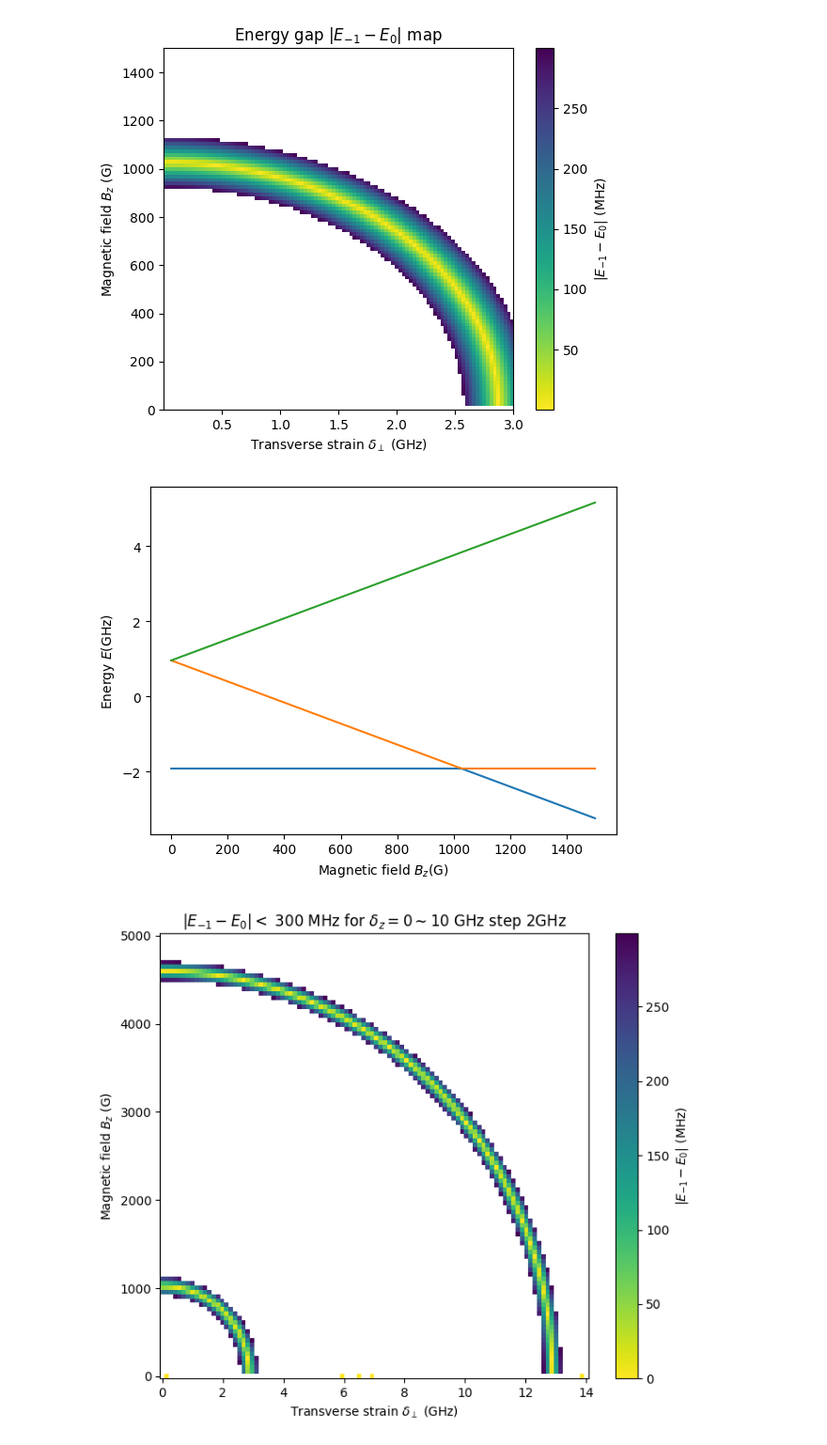
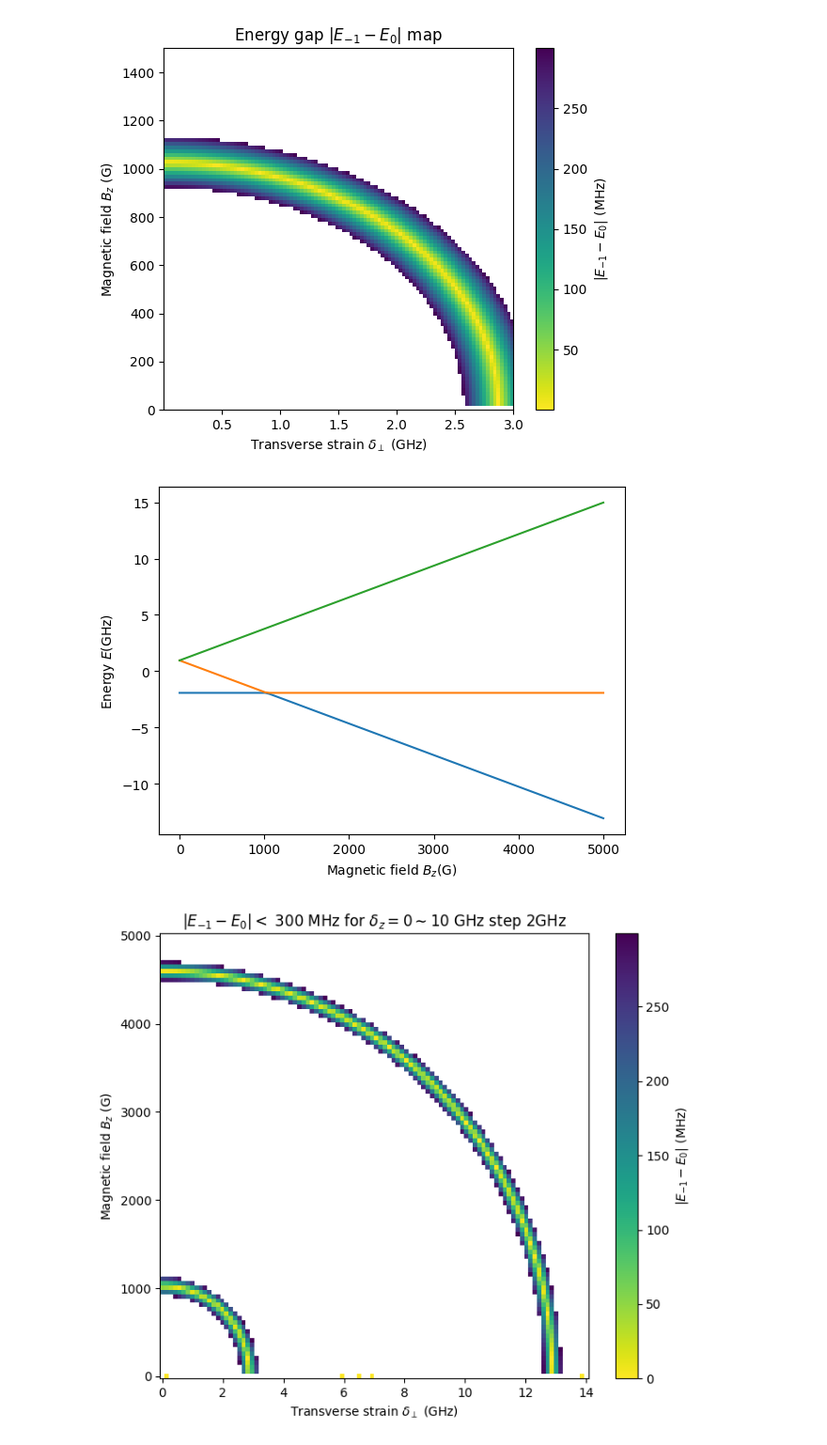
Before and after one commit to Risei412/EIT, a Jupyter notebook: Research note on NV-EIT_GSLACproject.ipynb, the cells around one changed output. Shown at 94% size. Cells and saved outputs as stored; diff of their text form; code cells hidden in the pictures.

```diff
--- a/Research note on NV-EIT_GSLACproject.ipynb
+++ b/Research note on NV-EIT_GSLACproject.ipynb
@@ -667,7 +667,7 @@ ESの場合とは異なる傾向
 # %%
 # Bz list
 #Bz = np.linspace(1340e-4, 1350e-4) #[T]
-Bz = np.linspace(0000e-4, 3000e-4) #[T]  1Gauss = 1e-4T
+Bz = np.linspace(0000e-4, 5000e-4) #[T]  1Gauss = 1e-4T
 deltax = deltay = 0e9 / np.sqrt(2) / d_gs_perp #deltax deltay ともに0
 
 # eigenvalues
@@ -914,21 +914,21 @@ plt.show()
 [figure]
 # %%
 # Bz list
-Bz = np.linspace(0, 1500e-4, 100) #[T]
+Bz = np.linspace(0, 5000e-4, 100) #[T]
 deltax = deltay = 0
 
 # eigenvalues
 ee_Bz = [(H_gs + V_gs(E=[0, 0, 0], B=[0, 0, Bzi], delta=[deltax, deltay, 0])).eigenenergies() for Bzi in Bz]
 
 # plot
 for i in range(3):
     plt.plot(Bz*1e4, [eei[i]/1e9 for eei in ee_Bz])
 plt.xlabel(r"Magnetic field $B_z \mathrm{(G)}$")
 plt.ylabel(r"Energy $E \mathrm{(GHz)}$")
 #plt.ylim(50, 60)
 plt.show()
 # %% [output]
-[figure, old version]
+[figure, new version]
 # %%
 # === パラメータ設定 ===
 bz_list = np.linspace(0, 5000e-4, 100)           # T
```
Also changed, not shown: parts of 1 cell of this notebook, 1 other file.
